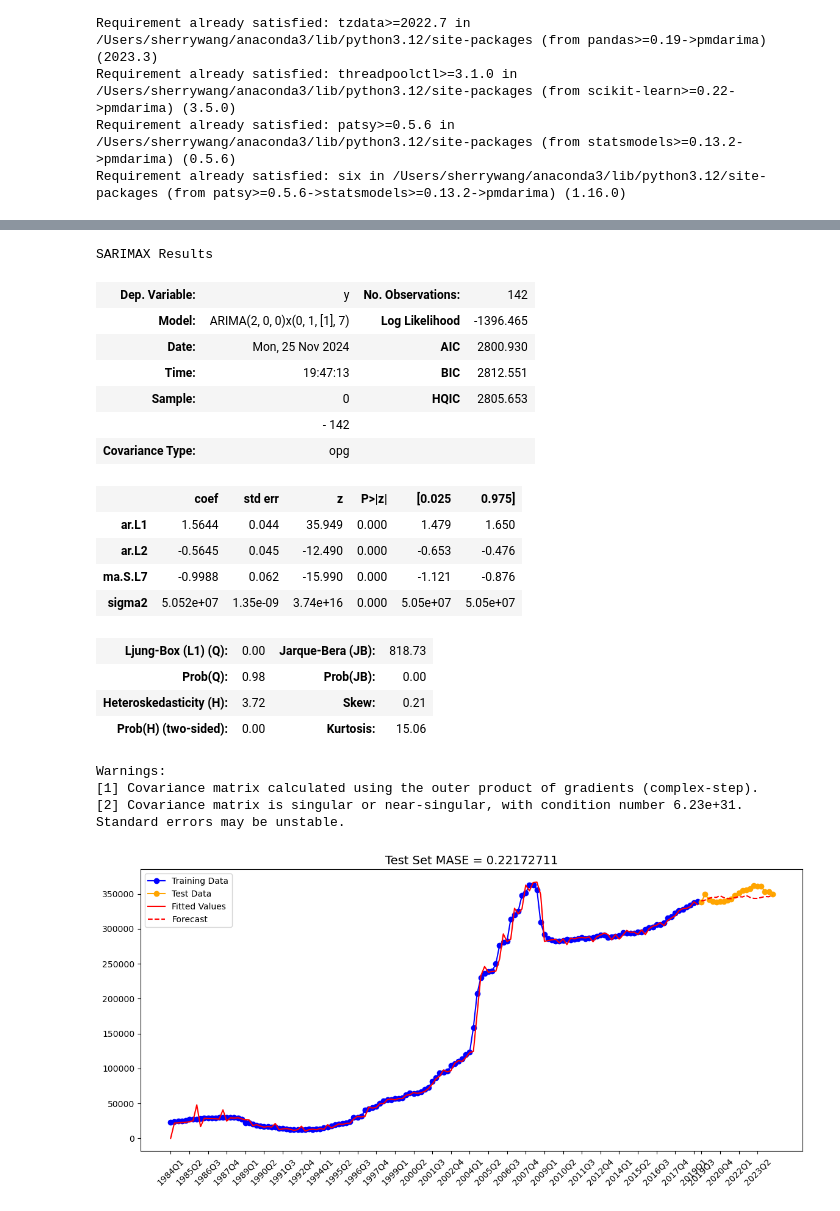
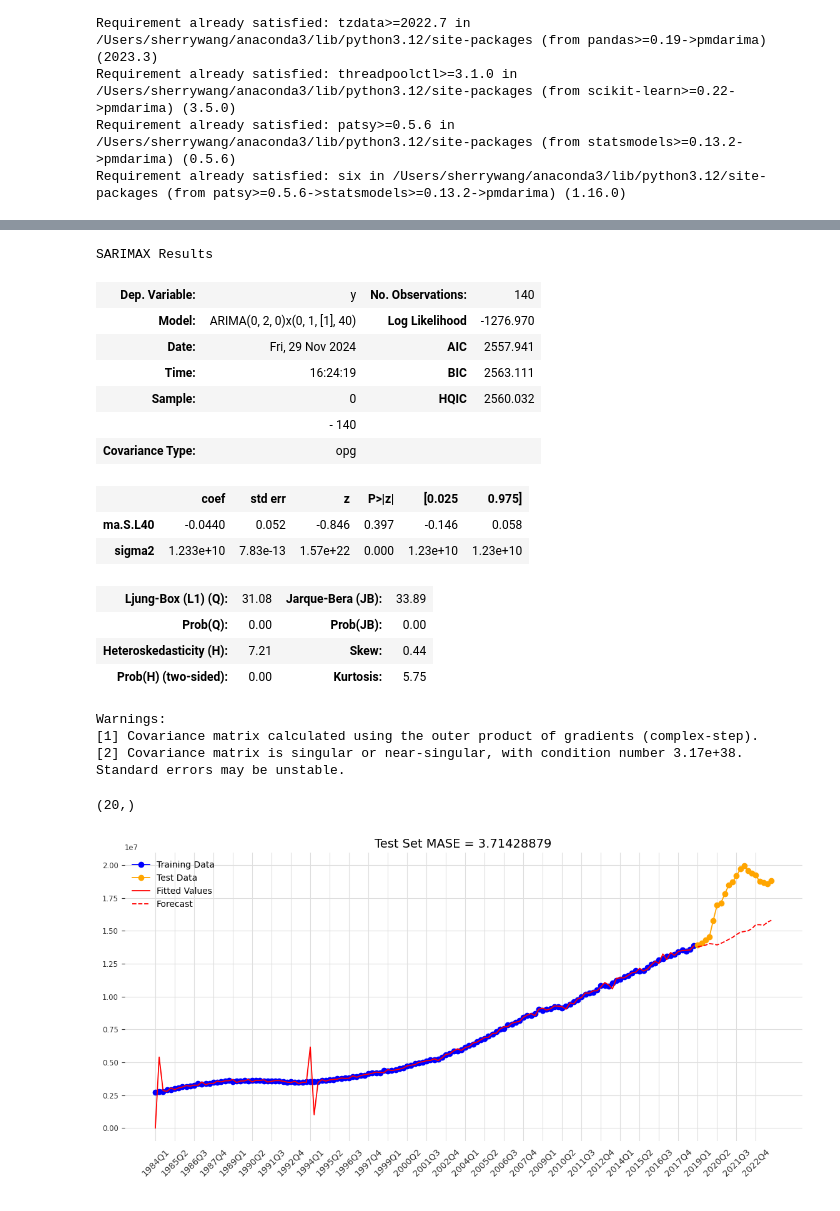
Before and after one commit to chinglung880218/Forecasting-Deposit-via-SARIMAX, a Jupyter notebook: ARIMA/ARIMA.ipynb, the cells around one changed output, grey strips where cells are left out. Drawn from its saved outputs; the diff is of its cells as text; code cells hidden in the pictures.

```diff
--- a/ARIMA/ARIMA.ipynb
+++ b/ARIMA/ARIMA.ipynb
@@ -10,8 +10,9 @@ from datetime import datetime, timedelta
 # %%
 
 
-# Load the .dta file into a DataFrame
-df = pd.read_stata("/Users/sherrywang/Downloads/IDS789/data2.dta")
+# Load the .csv file into a DataFrame
+df = pd.read_csv("/Users/sherrywang/deposit-prediction/cleaned_data/data_clean.csv")
+
 
 # Set display options for maximum rows and columns
 pd.set_option('display.max_rows', None)  # Show all rows
@@ -81,8 +79,8 @@ Explained variance with 14 components: 1.00
 df_train = df.iloc[:-20].copy()
 df_test = df.drop(df_train.index).copy()
 # %%
-dep_train = df['deposits'].iloc[:-20].copy()
-date_train = df['time'].iloc[:-20].copy()
+dep_train = df['Deposits'].iloc[:-20].copy()
+date_train = df['Date'].iloc[:-20].copy()
 #tv_test = df.drop(tv_train.index).copy()
 dep_test = df.drop(dep_train.index).copy()
 date_test = df.drop(date_train.index).copy()
@@ -575,75 +623,76 @@ Fold 1
 # %%
-#arima = ARIMA(dep_train.values,order=(1, 1, 0), D = 1, m=5).fit()
+#lowest average
 
 sarima = ARIMA(dep_train.values,
-                    order = (2,0,0),
-                    seasonal_order = (0,1,1,7)).fit()
+                    order = (0,2,0),
+                    seasonal_order = (0,1,1,40)).fit()
 sarima.summary()
-#(2,0,0)(0,1,1)[7]
-#(2,0,0)(0,1,1)[6]
+#(1,2,2)(0,0,0)[3]
+#(0,2,0)(0,1,1)[40]
 # %% [output]
 SARIMAX Results
-| Dep. Variable: | y | No. Observations: | 142 |
-| Model: | ARIMA(2, 0, 0)x(0, 1, [1], 7) | Log Likelihood | -1396.465 |
-| Date: | Mon, 25 Nov 2024 | AIC | 2800.930 |
-| Time: | 19:47:13 | BIC | 2812.551 |
-| Sample: | 0 | HQIC | 2805.653 |
-|  | - 142 |  |  |
+| Dep. Variable: | y | No. Observations: | 140 |
+| Model: | ARIMA(0, 2, 0)x(0, 1, [1], 40) | Log Likelihood | -1276.970 |
+| Date: | Fri, 29 Nov 2024 | AIC | 2557.941 |
+| Time: | 16:24:19 | BIC | 2563.111 |
+| Sample: | 0 | HQIC | 2560.032 |
+|  | - 140 |  |  |
 | Covariance Type: | opg |  |  |
 |  | coef | std err | z | P>|z| | [0.025 | 0.975] |
-| ar.L1 | 1.5644 | 0.044 | 35.949 | 0.000 | 1.479 | 1.650 |
-| ar.L2 | -0.5645 | 0.045 | -12.490 | 0.000 | -0.653 | -0.476 |
-| ma.S.L7 | -0.9988 | 0.062 | -15.990 | 0.000 | -1.121 | -0.876 |
-| sigma2 | 5.052e+07 | 1.35e-09 | 3.74e+16 | 0.000 | 5.05e+07 | 5.05e+07 |
+| ma.S.L40 | -0.0440 | 0.052 | -0.846 | 0.397 | -0.146 | 0.058 |
+| sigma2 | 1.233e+10 | 7.83e-13 | 1.57e+22 | 0.000 | 1.23e+10 | 1.23e+10 |
-| Ljung-Box (L1) (Q): | 0.00 | Jarque-Bera (JB): | 818.73 |
-| Prob(Q): | 0.98 | Prob(JB): | 0.00 |
-| Heteroskedasticity (H): | 3.72 | Skew: | 0.21 |
-| Prob(H) (two-sided): | 0.00 | Kurtosis: | 15.06 |
+| Ljung-Box (L1) (Q): | 31.08 | Jarque-Bera (JB): | 33.89 |
+| Prob(Q): | 0.00 | Prob(JB): | 0.00 |
+| Heteroskedasticity (H): | 7.21 | Skew: | 0.44 |
+| Prob(H) (two-sided): | 0.00 | Kurtosis: | 5.75 |
 Warnings:
 [1] Covariance matrix calculated using the outer product of gradients (complex-step).
-[2] Covariance matrix is singular or near-singular, with condition number 6.23e+31. Standard errors may be unstable.
+[2] Covariance matrix is singular or near-singular, with condition number 3.17e+38. Standard errors may be unstable.
-# %%
-#MASE analysis:
-
-test_mase = mase(y_train = dep_train.values, y_test = dep_test.deposits.values, y_preds = sarima.forecast(len(date_test)))
+# %%
+dep_test.Deposits.shape
+# %% [output]
+(20,)
 # %%
 import matplotlib.pyplot as plt
 import pandas as pd
+import numpy as np
+
+
 
 plt.figure(figsize=(14,6))
 
 # Plot training data
 plt.plot(date_train,
          dep_train,
          'b-o',
          label='Training Data')
 
 # Plot test data
-plt.plot(date_test.time,
-         dep_test.deposits,
+plt.plot(date_test.Date,
+         dep_test.Deposits,
          color='orange',
          marker='o',
          label='Test Data')
 
 # Plot fitted values for training data
 plt.plot(date_train,
          sarima.fittedvalues,
          'r',
          label='Fitted Values')
 
 # Forecasting and plotting for test data
-plt.plot(date_test.time,
+plt.plot(date_test.Date,
          sarima.forecast(len(date_test)),
          '--r',
          label="Forecast")
 plt.title("Test Set MASE = " + str(np.round(test_mase,8)),
              fontsize=14)
 # Customize x-axis ticks to display every 10th label with rotation
-xticks = np.concatenate([date_train[::5], date_test.time[::5]])
+xticks = np.concatenate([date_train[::5], date_test.Date[::5]])
 
 # Set combined x-ticks with rotation and font size
 plt.xticks(xticks, rotation=45, fontsize=10)
 plt.legend()
 plt.show()
 # %% [output]
-[figure, old version]
+[figure, new version]
```
Also changed, not shown: parts of 37 cells of this notebook.
